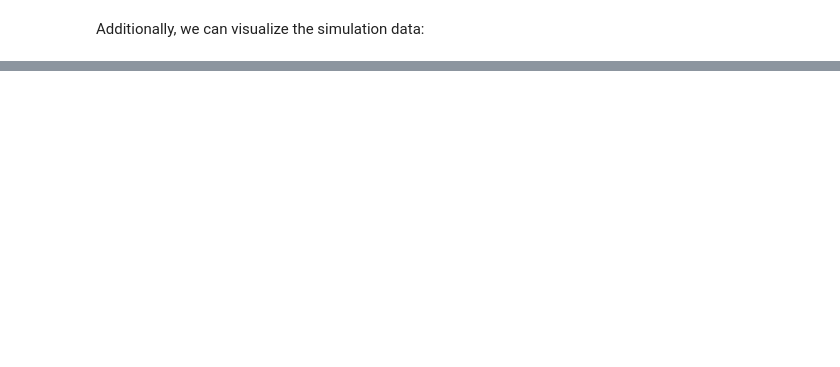
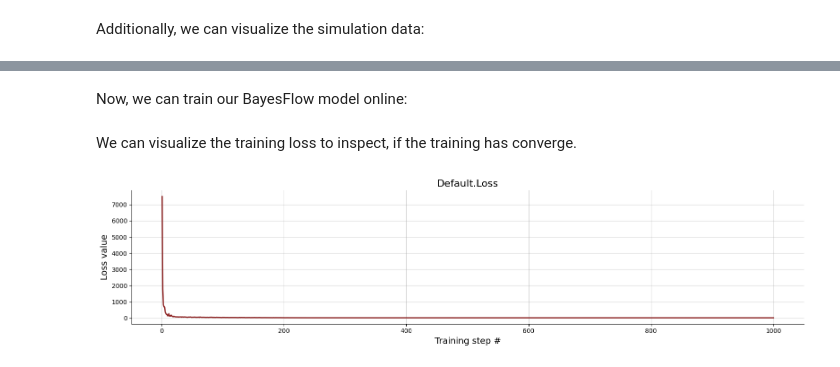
Before and after one commit to stefanradev93/BayesFlow, a Jupyter notebook: docs/source/tutorial_notebooks/Linear ODE system.ipynb, the cells around one changed output, grey strips where cells are left out. Cells and saved outputs as stored; diff of their text form; code cells hidden in the pictures; blank space fills up the shorter version.

Commit message:
implement BayesFlow training + loss visualization

```diff
--- a/docs/source/tutorial_notebooks/Linear ODE system.ipynb
+++ b/docs/source/tutorial_notebooks/Linear ODE system.ipynb
@@ -205,6 +207,6 @@ class LSTM(tf.keras.Model):
             tf.keras.layers.LSTM(summary_dim)
         ])
 
-    def call(self, x):
+    def call(self, x, **kwargs):
         out = self.LSTM(x)
         return out
@@ -248,0 +243,21 @@ def preprocessing(forward_dict):
+# %%
+def preprocessing(forward_dict):
+    out_dict = {}
+
+    # convert to logscale
+    log_data = np.log1p(forward_dict['sim_data']).astype(np.float32)
+
+    # normalization
+    params = forward_dict['prior_draws'].astype(np.float32)
+    norm_params = (params - prior_means) / prior_stds
+
+    # remove nan, inf and -inf
+    keep_idx = np.all(np.isfinite(log_data), axis=(1, 2))
+    if not np.all(keep_idx):
+        print('Invalid value encountered...removing from batch')
+
+    # add to dict
+    out_dict['summary_conditions'] = log_data[keep_idx]
+    out_dict['parameters'] = params[keep_idx]
+
+    return out_dict
@@ -248,0 +268,6 @@ def preprocessing(forward_dict):
+# %%
+trainer = Trainer(
+    amortizer=amortizer,
+    generative_model=model,
+    configurator=preprocessing
+)
@@ -248,0 +297,10 @@ def preprocessing(forward_dict):
+# %% [markdown]
+Now, we can train our BayesFlow model online:
+# %%
+losses = trainer.train_online(epochs=10, iterations_per_epoch=100, batch_size=32)
+# %% [markdown]
+We can visualize the training loss to inspect, if the training has converge.
+# %%
+fig = diag.plot_losses(losses)
+# %% [output]
+[figure, added]
```
Also changed, not shown: parts of 23 cells of this notebook.
